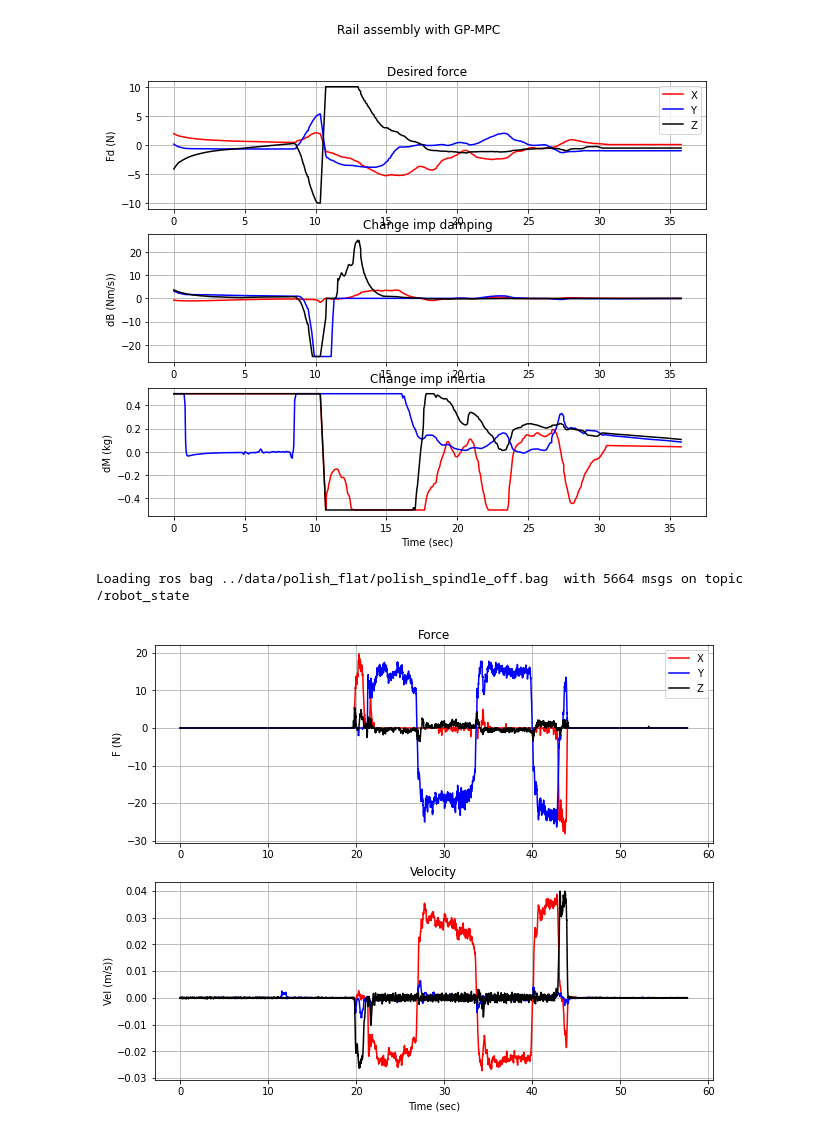
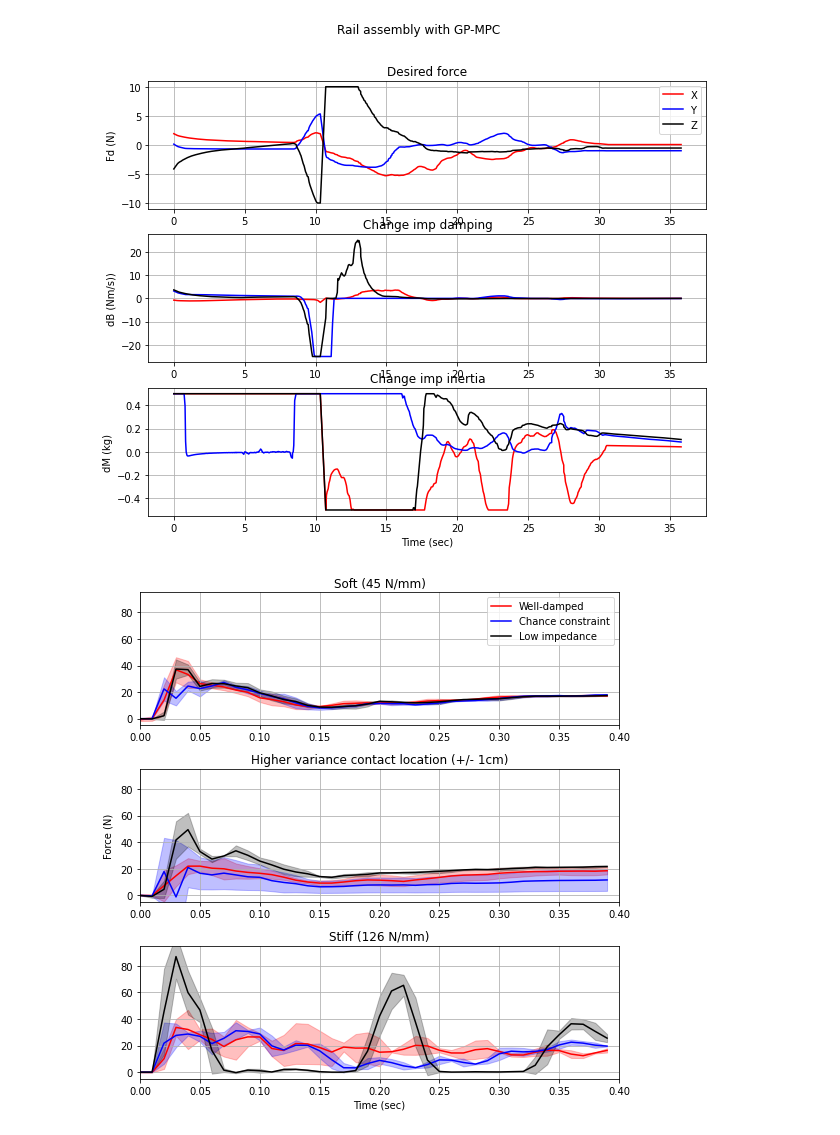
Before and after one commit to Jackyyaojk/gp_mpc, a Jupyter notebook: analysis/rosbag_plot.ipynb, the cells around one changed output. Drawn from its saved outputs; the diff is of its cells as text; code cells hidden in the pictures.

Commit message:
plotting the exp results

```diff
--- a/analysis/rosbag_plot.ipynb
+++ b/analysis/rosbag_plot.ipynb
@@ -286,27 +287,54 @@ plt.show()
 # %% [output]
 Loading ros bag rail_valid_3_4.bag  with 719 msgs on topic /delta_impedance_gains
 [figure]
-# %%
-bag = '../data/polish_flat/polish_spindle_off.bag'
-msgs = bag_loader(bag, map_robot_state, topic_name = 'robot_state')
-cols = ['r', 'b', 'k', 'r:', 'b:', 'k:']
-fig, axs = plt.subplots(2, figsize=(10,8))
-
-dirs = ['X', 'Y', 'Z']
-for ind in range(3):
-    col = cols.pop(0)
-#plt.figure(figsize=(6,3), dpi= 100)
-    axs[0].plot(msgs['t'], msgs['force'][ind], col, label = dirs.pop(0))
-    axs[1].plot(msgs['t'], msgs['vel'][ind], col)
-
-axs[0].legend()
-for i in range(2): axs[i].grid(True)
-#for i in range(3): axs[i].set_xlim([0,6])
-plt.xlabel('Time (sec)')
-axs[0].set(ylabel='F (N)', title = 'Force')
-axs[1].set(ylabel='Vel (m/s))', title = 'Velocity')
-
-plt.show()
-# %% [output]
-Loading ros bag ../data/polish_flat/polish_spindle_off.bag  with 5664 msgs on topic /robot_state
-[figure, removed]
+# %%
+### Contact variance/stiffness
+
+path = '../data/contact_var2/valid_18_07/'
+list_of_baggies = [[ 'soft_wd_', 'soft_cc_', 'soft_low_'],
+           [ 'var_wd_cc_', 'var_low_', 'var_wd_'],
+           [  'hard_cc_', 'hard_wd_', 'hard_low_']]
+datasets = ['Soft (45 N/mm)', 'Higher variance contact location (+/- 1cm)', 'Stiff (126 N/mm)']
+namies = [ 'Well-damped', 'Chance constraint', 'Low impedance']
+
+fig, axs = plt.subplots(3, figsize=(8,8))
+#fig.suptitle("Contact with GP-MPC")
+for subplot_idx, (baggies, dataset) in enumerate(zip(list_of_baggies, datasets)):
+    cols = ['r', 'b', 'k' ]
+    for bag, name in zip(baggies, namies):
+        col = cols.pop(0)
+        forces = []
+        damps = []
+        imps = []
+        for i in range(1,4):
+            state_msgs_orig = bag_loader(path+bag+str(i)+'.bag', map_robot_state, topic_name = 'robot_state')
+            imp_msgs = bag_loader(path+bag+str(i)+'.bag', map_impedance_gains, topic_name = 'impedance_gains')
+            delta_imp_msgs = bag_loader(path+bag+str(i)+'.bag', map_delta_impedance_gains, topic_name = 'delta_impedance_gains')
+            state_msgs = get_aligned_msgs(imp_msgs, state_msgs_orig)
+            delta_imp_msgs = get_aligned_msgs(imp_msgs, delta_imp_msgs)
+
+            ind = 2
+            start_ind = np.argmax(np.abs(state_msgs['force'][2,:])>5)-3
+            #print("{} has st ind {}".format(bag+str(i), start_ind))
+            plot_range = 40
+            forces.append(np.array(state_msgs_orig['force'][ind,start_ind:start_ind+plot_range]))
+            #axs[0].plot(-state_msgs['pos'][2,:], imp_msgs['Fd'][ind], col, label = name)
+        mean = np.mean(forces, axis = 0)
+        var = np.sqrt(np.var(forces, axis = 0))
+        times = [x / 100.0 for x in range(0, plot_range)]
+        axs[subplot_idx].plot(times, mean, col, label = name)
+        axs[subplot_idx].fill_between(times, (mean-var), (mean+var), color=col, alpha=.25)
+        axs[subplot_idx].set_title(dataset)
+
+axs[0].legend()
+for i in range(3): axs[i].grid(True)
+for i in range(3): axs[i].set_xlim([0.0, 0.4])
+for i in range(3): axs[i].set_ylim([-5, 95])
+fig.add_subplot(111, frameon = False)
+plt.tick_params(labelcolor='none', which='both', top=False, bottom=False, left=False, right=False)
+plt.xlabel('Time (sec)')
+plt.ylabel('Force (N)')
+plt.tight_layout()
+plt.show()
+# %% [output]
+[figure, added]
```
Also changed, not shown: parts of 3 cells of this notebook, 3 other files.
